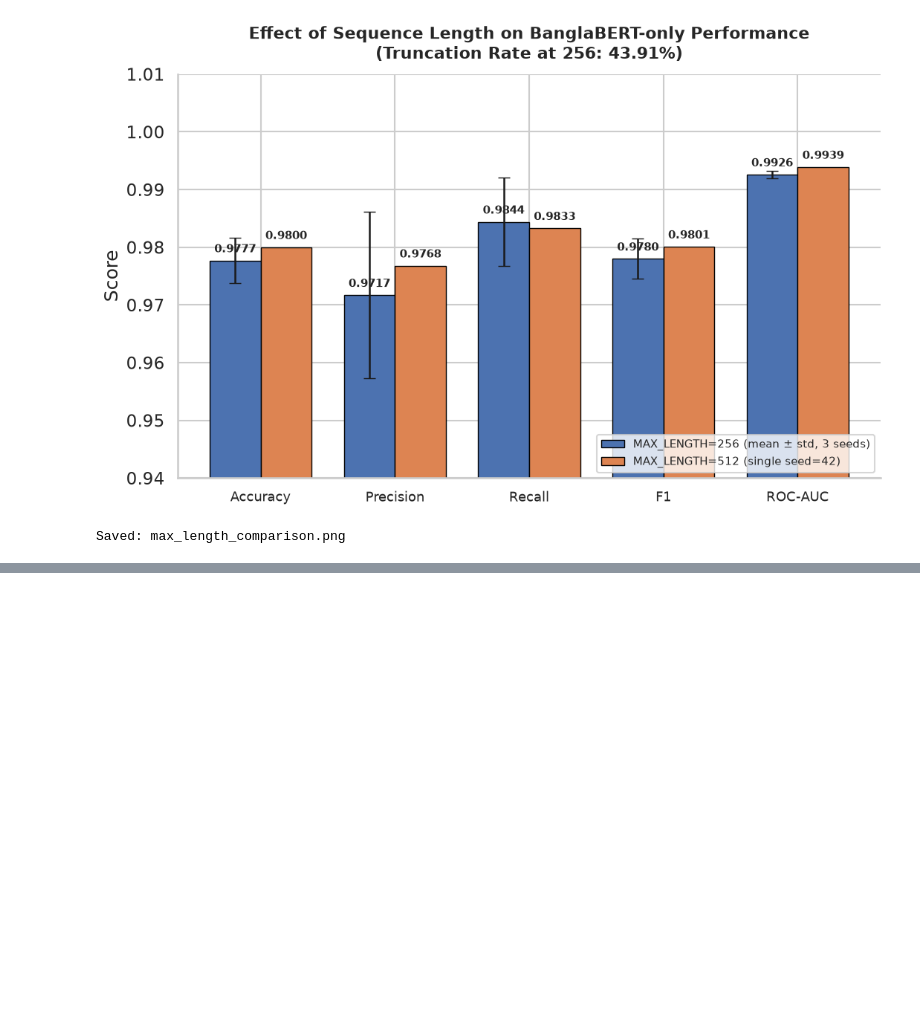
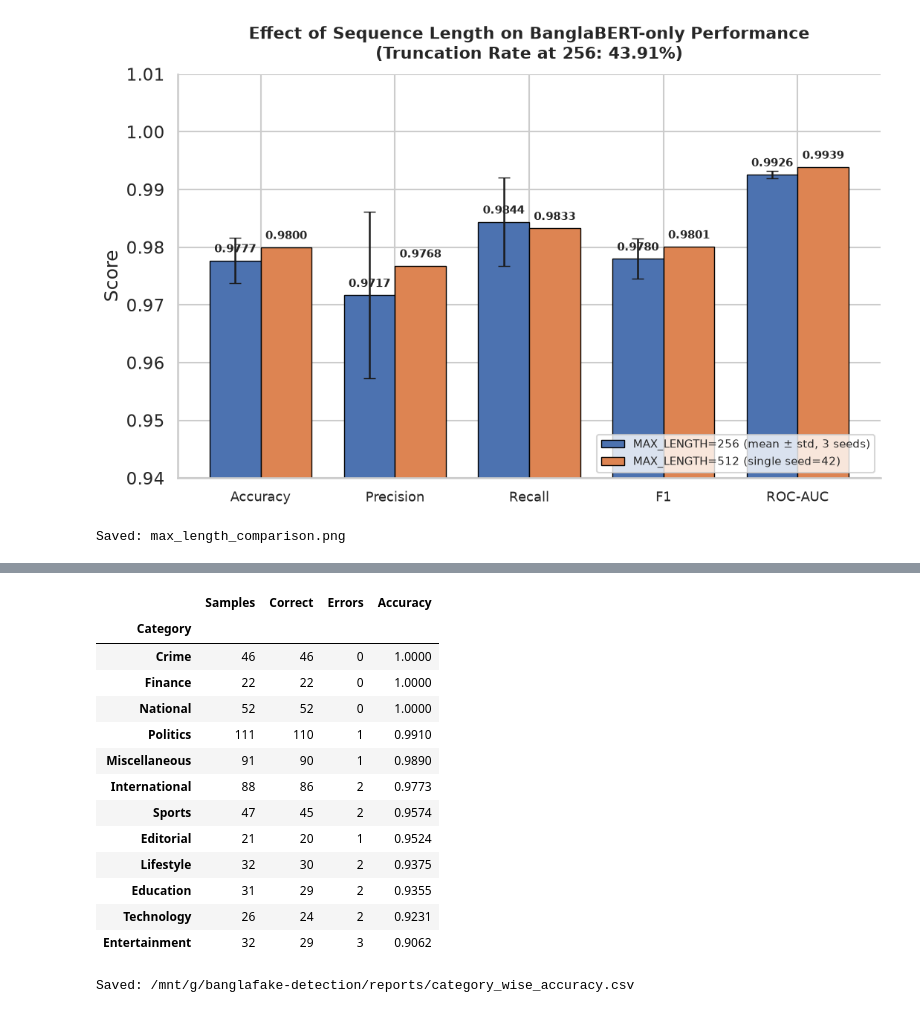
Before and after one commit to jaimulhaque/banglafake-detection, a Jupyter notebook: notebooks/05_ablation_interpretability.ipynb, the cells around one changed output, grey strips where cells are left out. Cells and saved outputs as stored; diff of their text form; code cells hidden in the pictures; blank space fills up the shorter version.

Commit message:
Update training notebook

```diff
--- a/notebooks/05_ablation_interpretability.ipynb
+++ b/notebooks/05_ablation_interpretability.ipynb
@@ -1184,0 +1397,56 @@ Saved: max_length_comparison.png
+# %%
+# ============================================================
+# Cell 25: Save Category-wise Test Accuracy (paper-ready)
+# Reuses Notebook 3 logic; NO retraining.
+# ============================================================
+import re as _re
+
+def _clean(t):
+    if pd.isna(t): return ""
+    t = str(t).strip()
+    t = _re.sub(r"<[^>]+>", " ", t)
+    t = _re.sub(r"[\u200b\u200c\u200d\ufeff]", "", t)
+    t = _re.sub(r"\s+", " ", t)
+    return t.strip()
+
+raw = pd.concat([
+    pd.read_csv(os.path.join(PROJECT_ROOT, "data", "raw", "Bangla_Real_News_Dataset.csv")),
+    pd.read_csv(os.path.join(PROJECT_ROOT, "data", "raw", "Bangla_Fake_News_Dataset.csv"))
+], ignore_index=True)
+raw["text"] = (raw["Headline"].apply(_clean) + " " + raw["Content"].apply(_clean)).str.strip()
+cat_map = raw[["text", "Category"]].drop_duplicates(subset=["text"])
+
+# Load saved test predictions (produced earlier)
+preds_path = os.path.join(REPORTS_DIR, "test_predictions.csv")
+preds_df = pd.read_csv(preds_path)
+
+cat_df = test_df.merge(cat_map, on="text", how="left").merge(
+    preds_df[["Global_ID", "actual", "predicted"]], on="Global_ID", how="left"
+)
+cat_df["Category"] = cat_df["Category"].astype(str).str.replace(r"\s+", " ", regex=True).str.strip()
+cat_df["correct"] = cat_df["actual"] == cat_df["predicted"]
+
+cat_tbl = cat_df.groupby("Category").agg(Samples=("correct","size"), Correct=("correct","sum"))
+cat_tbl["Errors"] = cat_tbl["Samples"] - cat_tbl["Correct"]
+cat_tbl["Accuracy"] = (cat_tbl["Correct"] / cat_tbl["Samples"]).round(4)
+cat_tbl = cat_tbl.sort_values("Accuracy", ascending=False)
+
+cat_tbl.to_csv(os.path.join(REPORTS_DIR, "category_wise_accuracy.csv"))
+display(cat_tbl)
+print("Saved:", os.path.join(REPORTS_DIR, "category_wise_accuracy.csv"))
+# %% [output]
+|  | Samples | Correct | Errors | Accuracy |
+| Category |  |  |  |  |
+| Crime | 46 | 46 | 0 | 1.0000 |
+| Finance | 22 | 22 | 0 | 1.0000 |
+| National | 52 | 52 | 0 | 1.0000 |
+| Politics | 111 | 110 | 1 | 0.9910 |
+| Miscellaneous | 91 | 90 | 1 | 0.9890 |
+| International | 88 | 86 | 2 | 0.9773 |
+| Sports | 47 | 45 | 2 | 0.9574 |
+| Editorial | 21 | 20 | 1 | 0.9524 |
+| Lifestyle | 32 | 30 | 2 | 0.9375 |
+| Education | 31 | 29 | 2 | 0.9355 |
+| Technology | 26 | 24 | 2 | 0.9231 |
+| Entertainment | 32 | 29 | 3 | 0.9062 |
+Saved: /mnt/g/banglafake-detection/reports/category_wise_accuracy.csv
```
Also changed, not shown: parts of 5 cells of this notebook, 2 other files.
